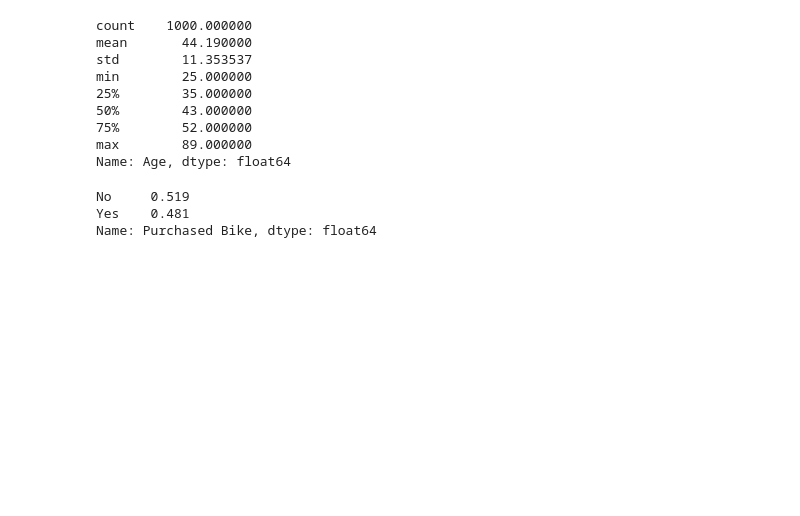
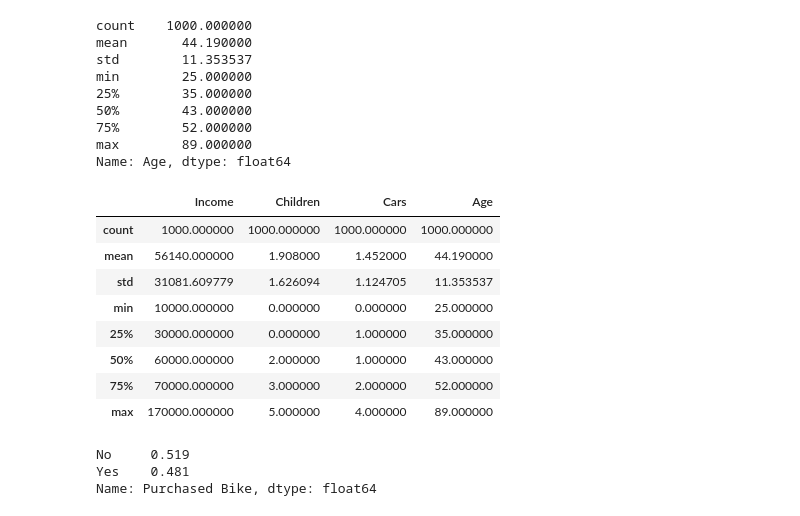
Before and after one commit to Murcha1990/ML_Econom_2021-2022, a Jupyter notebook: Семинары/Семинар 4/Seminar_4.ipynb, the cells around one changed output. Cells and saved outputs as stored; diff of their text form; code cells hidden in the pictures; blank space fills up the shorter version.

```diff
--- a/Семинары/Семинар 4/Seminar_4.ipynb
+++ b/Семинары/Семинар 4/Seminar_4.ipynb
@@ -173,6 +173,18 @@ min        25.000000
 75%        52.000000
 max        89.000000
 Name: Age, dtype: float64
+# %%
+X.describe()
+# %% [output]
+|  | Income | Children | Cars | Age |
+| count | 1000.000000 | 1000.000000 | 1000.000000 | 1000.000000 |
+| mean | 56140.000000 | 1.908000 | 1.452000 | 44.190000 |
+| std | 31081.609779 | 1.626094 | 1.124705 | 11.353537 |
+| min | 10000.000000 | 0.000000 | 0.000000 | 25.000000 |
+| 25% | 30000.000000 | 0.000000 | 1.000000 | 35.000000 |
+| 50% | 60000.000000 | 2.000000 | 1.000000 | 43.000000 |
+| 75% | 70000.000000 | 3.000000 | 2.000000 | 52.000000 |
+| max | 170000.000000 | 5.000000 | 4.000000 | 89.000000 |
 # %%
 # classes are balanced !
 y.value_counts(normalize=True)
```
Also changed, not shown: parts of 5 cells of this notebook, 6 other files.
